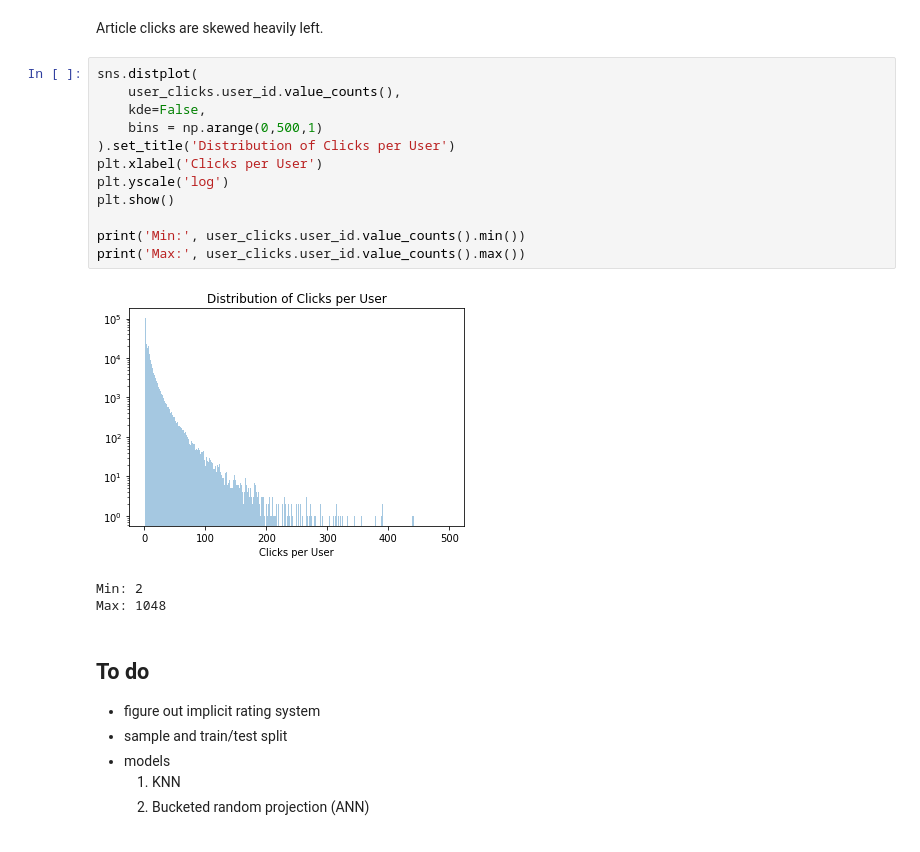
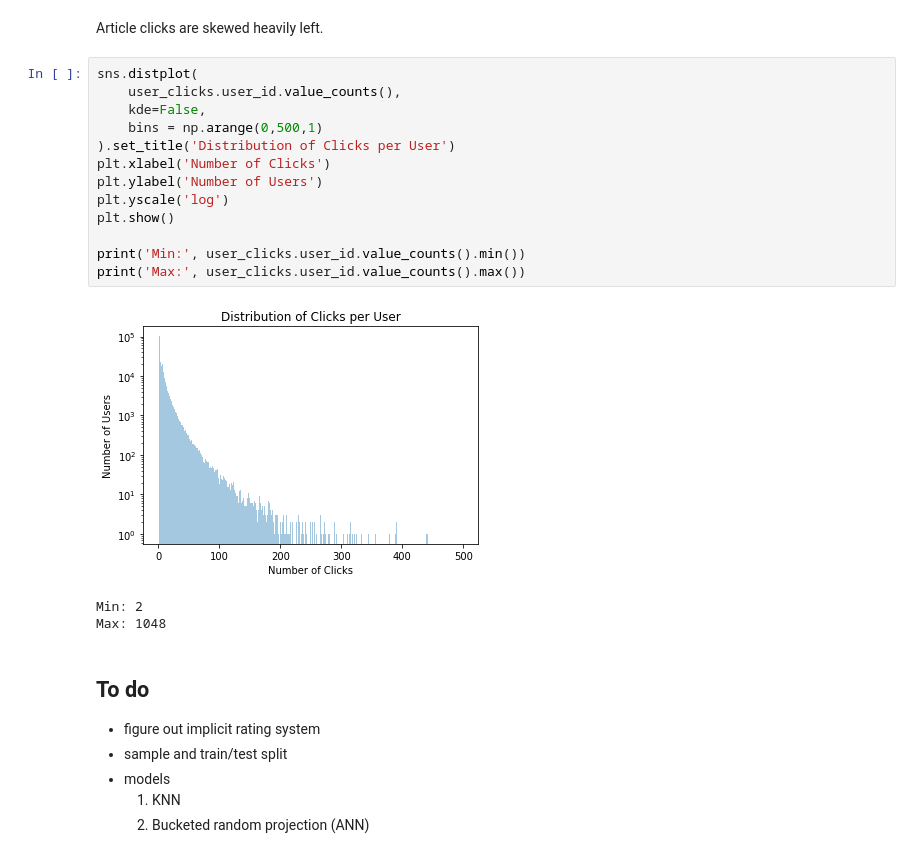
Before and after one commit to taylorhawks/globo-nonlinear-latent-factorization, a Jupyter notebook: Notebook.ipynb, the cells around one changed output. Drawn from its saved outputs; the diff is of its cells as text.

```diff
--- a/Notebook.ipynb
+++ b/Notebook.ipynb
@@ -115,17 +115,18 @@ Article clicks are skewed heavily left.
 # %%
 sns.distplot(
     user_clicks.user_id.value_counts(),
     kde=False,
     bins = np.arange(0,500,1)
 ).set_title('Distribution of Clicks per User')
-plt.xlabel('Clicks per User')
+plt.xlabel('Number of Clicks')
+plt.ylabel('Number of Users')
 plt.yscale('log')
 plt.show()
 
 print('Min:', user_clicks.user_id.value_counts().min())
 print('Max:', user_clicks.user_id.value_counts().max())
 # %% [output]
-[figure, old version]
+[figure, new version]
 Min: 2
 Max: 1048
 # %% [markdown]
```
Also changed, not shown: 1 other file.
